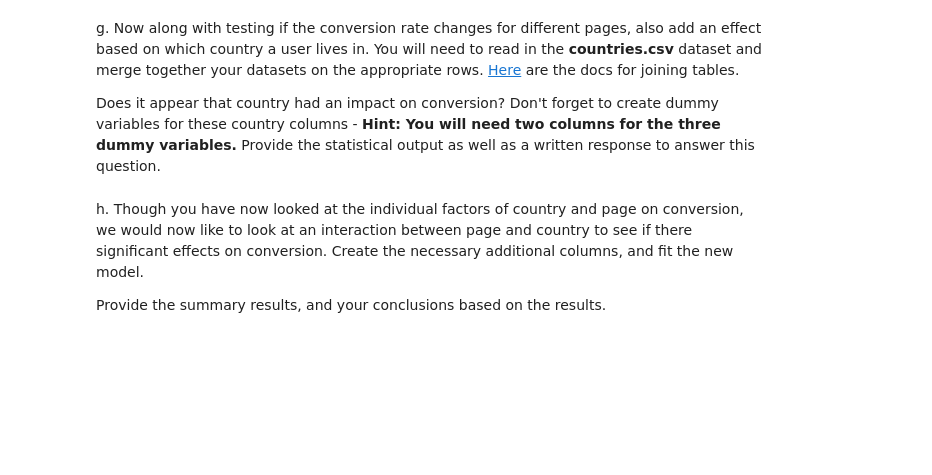
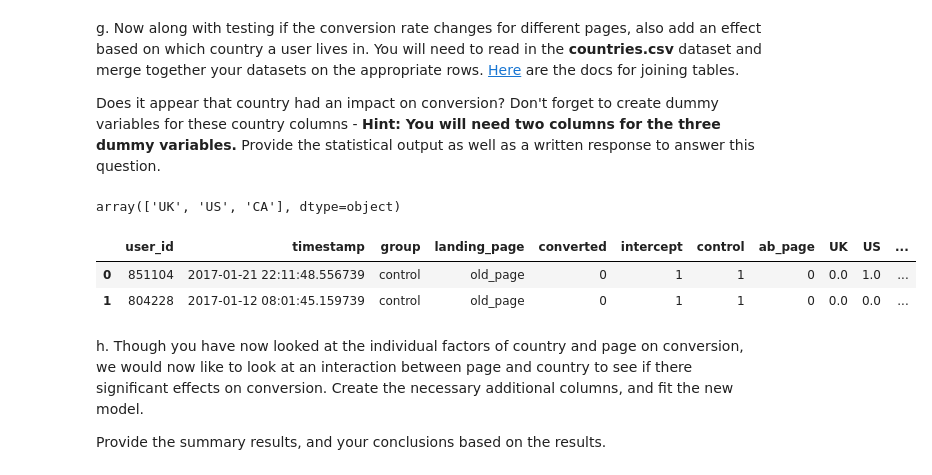
Before and after one commit to DonnaVakalis/nano, a Jupyter notebook: Analyze_ab_test_results.ipynb, the cells around one changed output. Drawn from its saved outputs; the diff is of its cells as text; code cells hidden in the pictures; blank space fills up the shorter version.

Commit message:
adding country data

```diff
--- a/Analyze_ab_test_results.ipynb
+++ b/Analyze_ab_test_results.ipynb
@@ -59,6 +67,10 @@ df.head()
 | 2 | 661590 | 2017-01-11 16:55:06.154213 | treatment | new_page | 0 |
 | 3 | 853541 | 2017-01-08 18:28:03.143765 | treatment | new_page | 0 |
 | 4 | 864975 | 2017-01-21 01:52:26.210827 | control | old_page | 1 |
+# %%
+# read in countries data for later
+file = base_dir + "countries.csv"
+df_countries= pd.read_csv(file)
 # %% [markdown]
 b. Use the cell below to find the number of rows in the dataset.
 # %%
@@ -369,6 +402,18 @@ f. Now, you are considering other things that might influence whether or not an
 g. Now along with testing if the conversion rate changes for different pages, also add an effect based on which country a user lives in. You will need to read in the **countries.csv** dataset and merge together your datasets on the appropriate rows.  [Here](https://pandas.pydata.org/pandas-docs/stable/generated/pandas.DataFrame.join.html) are the docs for joining tables.
 
 Does it appear that country had an impact on conversion?  Don't forget to create dummy variables for these country columns - **Hint: You will need two columns for the three dummy variables.** Provide the statistical output as well as a written response to answer this question.
+# %%
+df_countries.head()
+df_countries['country'].unique()
+# %% [output]
+array(['UK', 'US', 'CA'], dtype=object)
+# %%
+df2[['UK','US','CA']] = pd.get_dummies(df_countries['country'])
+df2.head(2)
+# %% [output]
+|  | user_id | timestamp | group | landing_page | converted | intercept | control | ab_page | UK | US | ... |
+| 0 | 851104 | 2017-01-21 22:11:48.556739 | control | old_page | 0 | 1 | 1 | 0 | 0.0 | 1.0 | ... |
+| 1 | 804228 | 2017-01-12 08:01:45.159739 | control | old_page | 0 | 1 | 1 | 0 | 0.0 | 0.0 | ... |
 # %% [markdown]
 h. Though you have now looked at the individual factors of country and page on conversion, we would now like to look at an interaction between page and country to see if there significant effects on conversion.  Create the necessary additional columns, and fit the new model.
 
```
Also changed, not shown: parts of 13 cells of this notebook.
